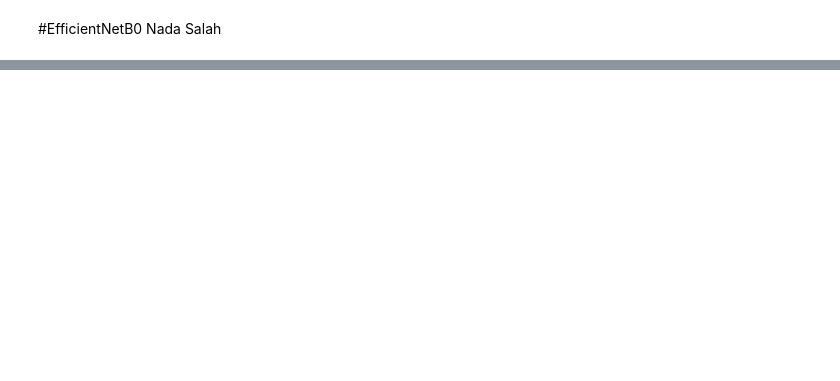
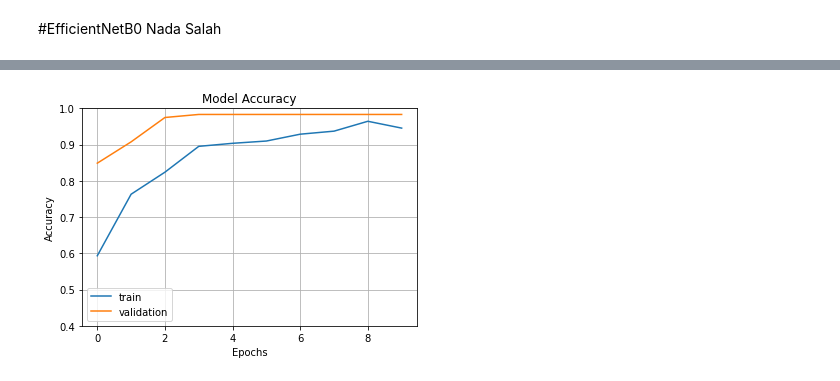
Before and after one commit to AmeenReda1/Sartorius---Cell-Instance-Segmentation, a Jupyter notebook: Sartorius_Cell_Instance_Segmentation.ipynb, the cells around one changed output, grey strips where cells are left out. Saved outputs shown, nothing was run; the diff lists cells and outputs as text; code cells hidden in the pictures; blank space fills up the shorter version.

```diff
--- a/Sartorius_Cell_Instance_Segmentation.ipynb
+++ b/Sartorius_Cell_Instance_Segmentation.ipynb
@@ -761,6 +755,9 @@ for layer in pre_trained_EfficientNetB0.layers:
 # %%
 EfficientNetB0.add(pre_trained_EfficientNetB0)
 EfficientNetB0.add(Flatten())
-EfficientNetB0.add(Dense(300, activation='relu'))
+EfficientNetB0.add(Dense(300, activation='relu')),
+EfficientNetB0.add(layers.Dropout(rate=0.5)),
+EfficientNetB0.add(Dense(250, activation='relu')),
+EfficientNetB0.add(layers.Dropout(rate=0.5)),
 EfficientNetB0.add(Dense(3, activation='softmax'))
 EfficientNetB0.summary()
@@ -767,4 +782,4 @@ EfficientNetB0.summary()
 # %%
-callback = tf.keras.callbacks.EarlyStopping(monitor='accuracy', patience=2)
+callback = tf.keras.callbacks.EarlyStopping(monitor='loss', patience=3)
 EfficientNetB0.compile(optimizer='SGD',loss='sparse_categorical_crossentropy',metrics=['accuracy'])
-history = EfficientNetB0.fit(train_ds, validation_data=val_ds, epochs=10,callbacks=callback)
+history_EfficientNetB0 = EfficientNetB0.fit(train_ds, validation_data=val_ds, epochs=15,callbacks=callback)
@@ -770,0 +807,13 @@ history = EfficientNetB0.fit(train_ds, validation_data=val_ds, epochs=10,callbac
+# %%
+fig1 = plt.gcf()
+plt.plot(history_EfficientNetB0.history['accuracy'])
+plt.plot(history_EfficientNetB0.history['val_accuracy'])
+plt.axis(ymin=0.4,ymax=1)
+plt.grid()
+plt.title('Model Accuracy')
+plt.ylabel('Accuracy')
+plt.xlabel('Epochs')
+plt.legend(['train', 'validation'])
+plt.show()
+# %% [output]
+[figure, added]
```
Also changed, not shown: parts of 11 cells of this notebook.
